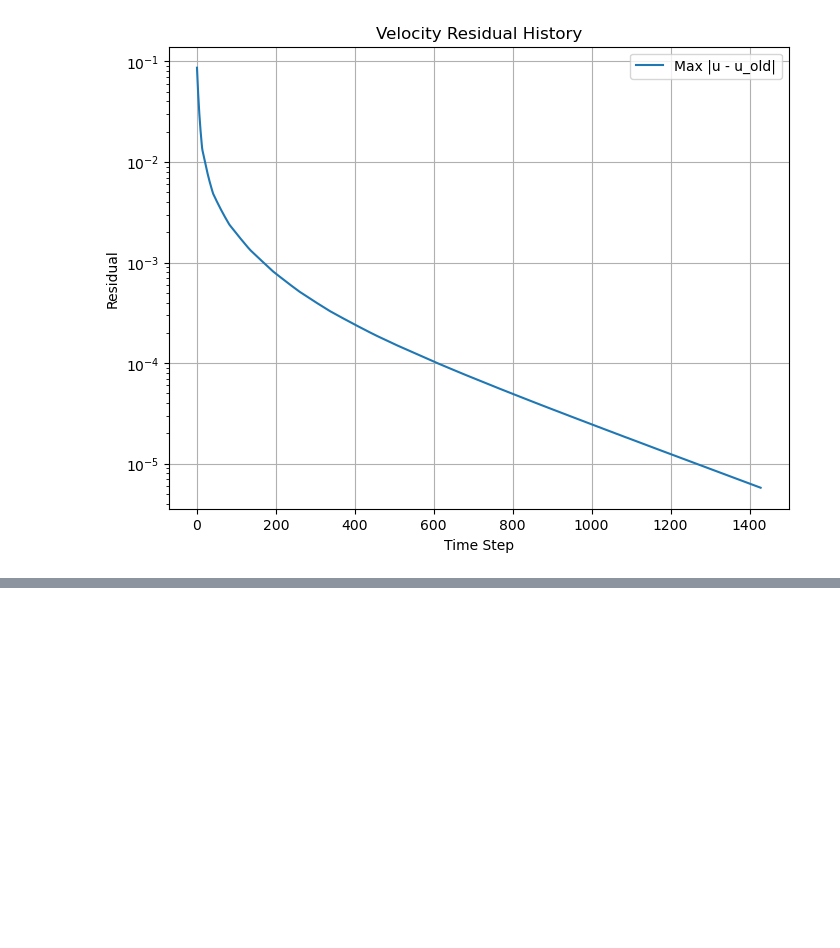
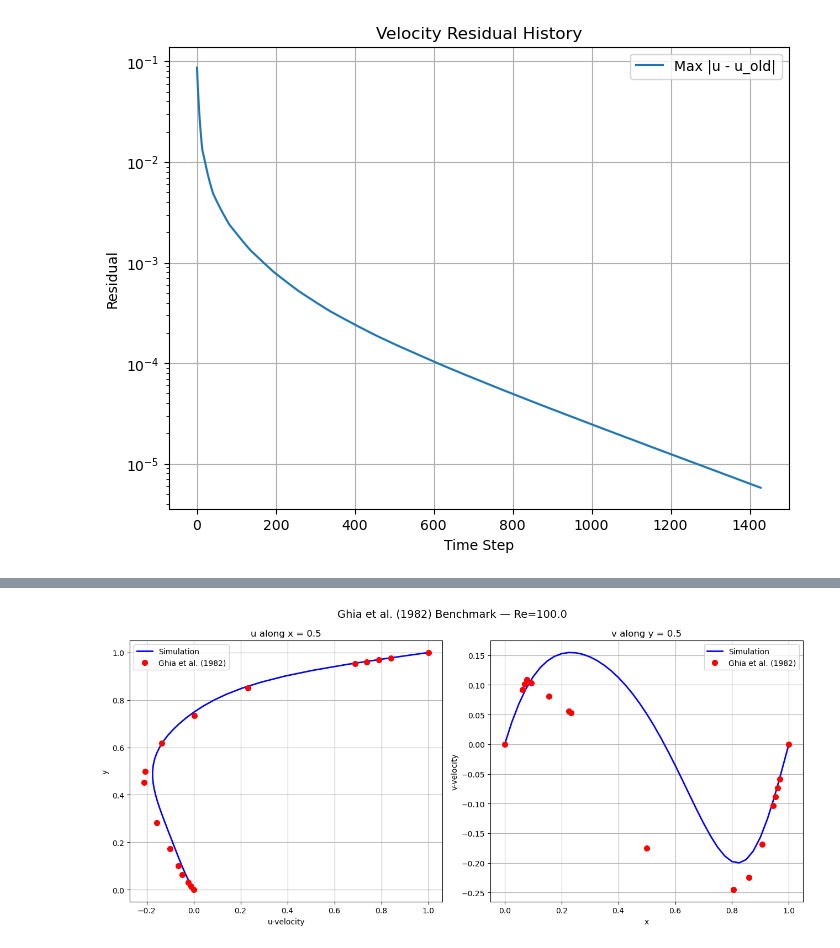
Before and after one commit to harishragul/cfd, a Jupyter notebook: exercise/lid_driven_cavity.ipynb, the cells around one changed output, grey strips where cells are left out. Saved outputs shown, nothing was run; the diff lists cells and outputs as text; code cells hidden in the pictures; blank space fills up the shorter version.

```diff
--- a/exercise/lid_driven_cavity.ipynb
+++ b/exercise/lid_driven_cavity.ipynb
@@ -282,0 +304,35 @@ plt.show()
+# %%
+# Ghia et al. (1982) Re=100 benchmark data
+ghia_y = [0.0000, 0.0156, 0.0313, 0.0625, 0.1016, 0.1719, 0.2813, 0.4531,
+          0.5000, 0.6172, 0.7344, 0.8516, 0.9531, 0.9609, 0.9688, 0.9766, 1.0000]
+ghia_u = [0.00000, -0.01160, -0.02347, -0.04775, -0.06434, -0.10150, -0.15662, -0.21090,
+          -0.20581, -0.13641,  0.00332,  0.23151,  0.68717,  0.73722,  0.78871,  0.84123, 1.00000]
+
+ghia_x = [0.0000, 0.0625, 0.0703, 0.0781, 0.0938, 0.1563, 0.2266, 0.2344,
+          0.5000, 0.8047, 0.8594, 0.9063, 0.9453, 0.9531, 0.9609, 0.9688, 1.0000]
+ghia_v = [0.00000,  0.09233,  0.10091,  0.10890,  0.10313,  0.08066,  0.05602,  0.05334,
+         -0.17527, -0.24533, -0.22445, -0.16914, -0.10313, -0.08864, -0.07391, -0.05906, 0.00000]
+
+mid = N // 2  # index 20 -> x=0.5, y=0.5
+
+fig, (ax1, ax2) = plt.subplots(1, 2, figsize=(13, 6))
+fig.suptitle(f"Ghia et al. (1982) Benchmark — Re={Re}", fontsize=14)
+
+# u along vertical centerline (x = 0.5)
+ax1.plot(u[:, mid], y, "-b", linewidth=2, label="Simulation")
+ax1.plot(ghia_u, ghia_y, "ro", markersize=7, label="Ghia et al. (1982)")
+ax1.set_xlabel("u-velocity"); ax1.set_ylabel("y")
+ax1.set_title("u along x = 0.5")
+ax1.legend(); ax1.grid(True)
+
+# v along horizontal centerline (y = 0.5)
+ax2.plot(x, v[mid, :], "-b", linewidth=2, label="Simulation")
+ax2.plot(ghia_x, ghia_v, "ro", markersize=7, label="Ghia et al. (1982)")
+ax2.set_xlabel("x"); ax2.set_ylabel("v-velocity")
+ax2.set_title("v along y = 0.5")
+ax2.legend(); ax2.grid(True)
+
+plt.tight_layout()
+plt.show()
+# %% [output]
+[figure, added]
```
Also changed, not shown: parts of 4 cells of this notebook, 1 other file.
